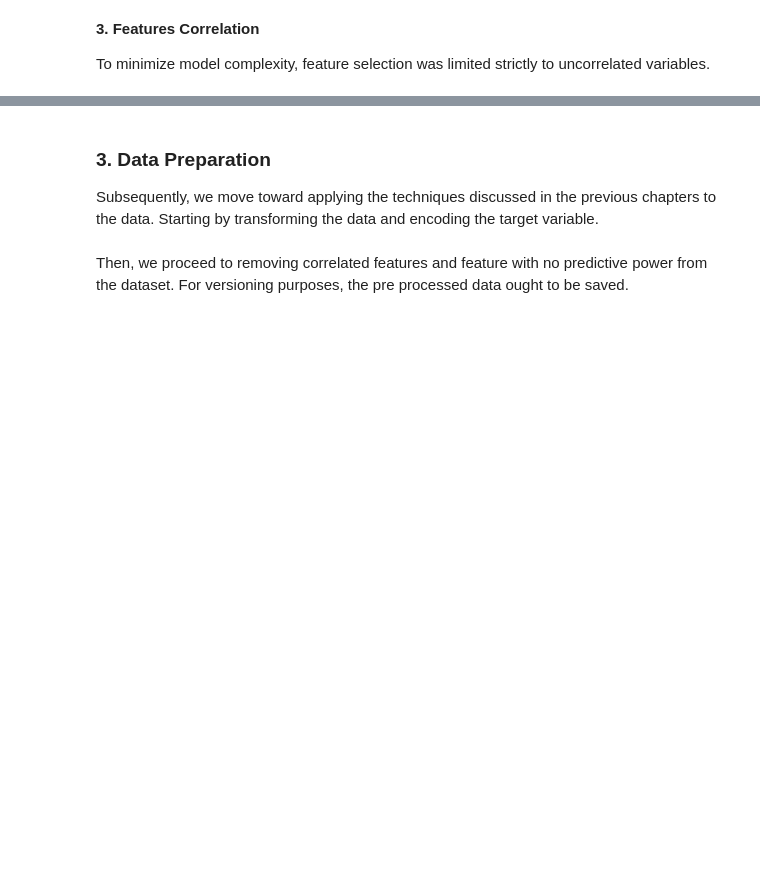
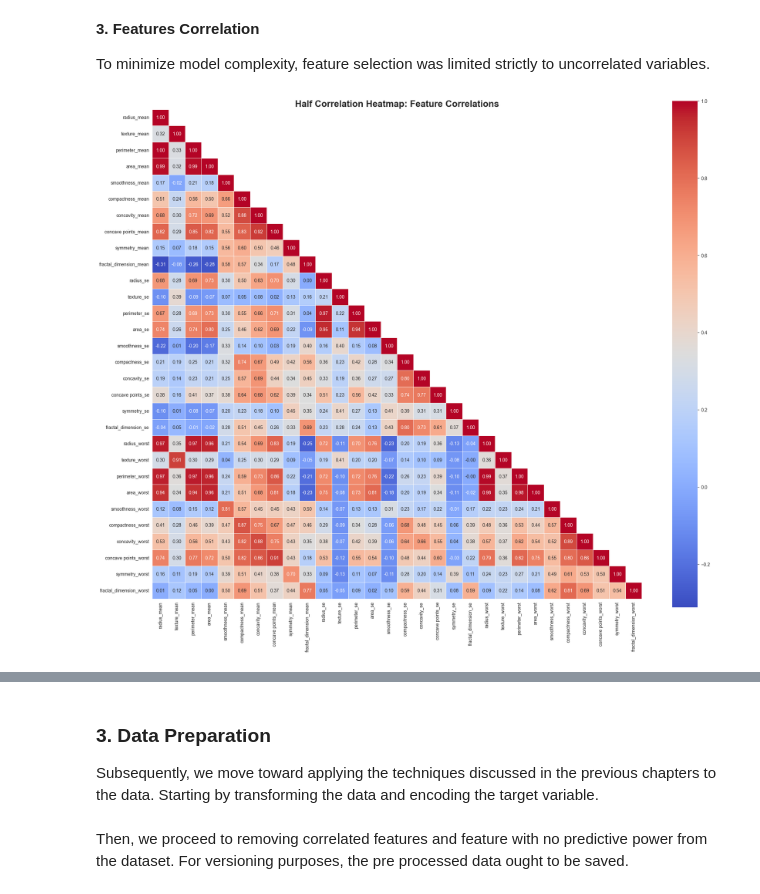
Before and after one commit to Alianger18/Projects_Portfolio, a Jupyter notebook: Project - Breast Cancer Detection/notebooks/model_dev_notebook.ipynb, the cells around one changed output, grey strips where cells are left out. Drawn from its saved outputs; the diff is of its cells as text; code cells hidden in the pictures; blank space fills up the shorter version.

```diff
--- a/Project - Breast Cancer Detection/notebooks/model_dev_notebook.ipynb
+++ b/Project - Breast Cancer Detection/notebooks/model_dev_notebook.ipynb
@@ -338,45 +353,33 @@ To minimize model complexity, feature selection was limited strictly to uncorrel
 # Drop non-predictive and target columns
 df_corr = data.drop(columns=['id', 'diagnosis'])
 
 # Correlation matrix
 corr_matrix = df_corr.corr()
 
 # Create a mask for the upper triangle
 mask = np.triu(np.ones_like(corr_matrix, dtype=bool)).T
 
 # Plot the heatmap
 plt.figure(figsize=(24, 20))
-
 sns.heatmap(
     corr_matrix,
     mask=~mask,              # hides upper triangle
     annot=True,
     fmt=".2f",
     cmap='coolwarm',
     square=True,
     linewidths=0.5
 )
 
 # Add title
 plt.title(
     'Half Correlation Heatmap: Feature Correlations',
     fontsize=20,
     fontweight='bold'
 )
 
 # Save figure
-plt.savefig('Fig. 5 - Half Correlation Heatmap.png', bbox_inches='tight')
-
+plt.savefig(f"{path}/assets/figures/Fig. 5 - Half Correlation Heatmap.png", bbox_inches='tight')
 plt.show()
-
-# Highlight highly correlated feature pairs
-high_corr = corr_matrix.abs().unstack()
-high_corr = high_corr.sort_values(ascending=False)
-
-# Remove self-correlations and duplicate pairs
-redundant_pairs = high_corr[
-    (high_corr > 0.9) & (high_corr < 1.0)
-].drop_duplicates()
-
-print("Top Redundant Feature Pairs (|r| > 0.9):")
-print(redundant_pairs)
+# %% [output]
+[figure, added]
```
Also changed, not shown: parts of 23 cells of this notebook, 7 other files.
